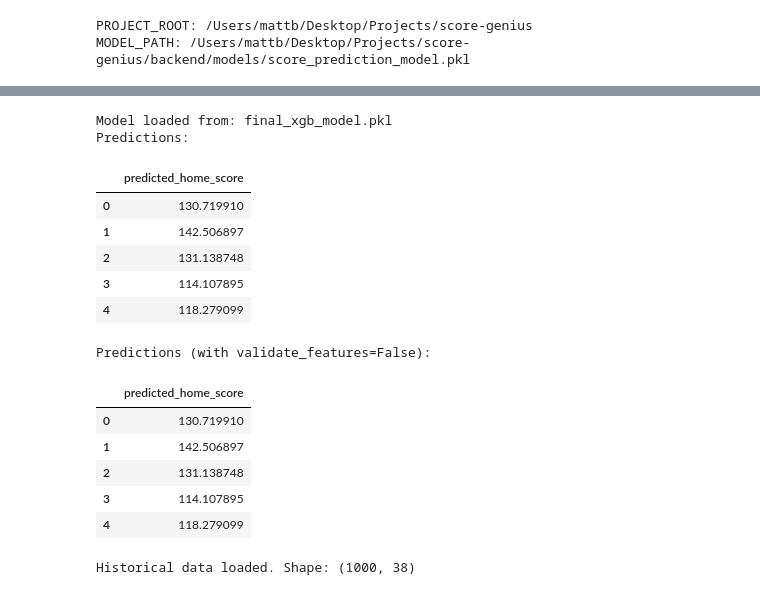
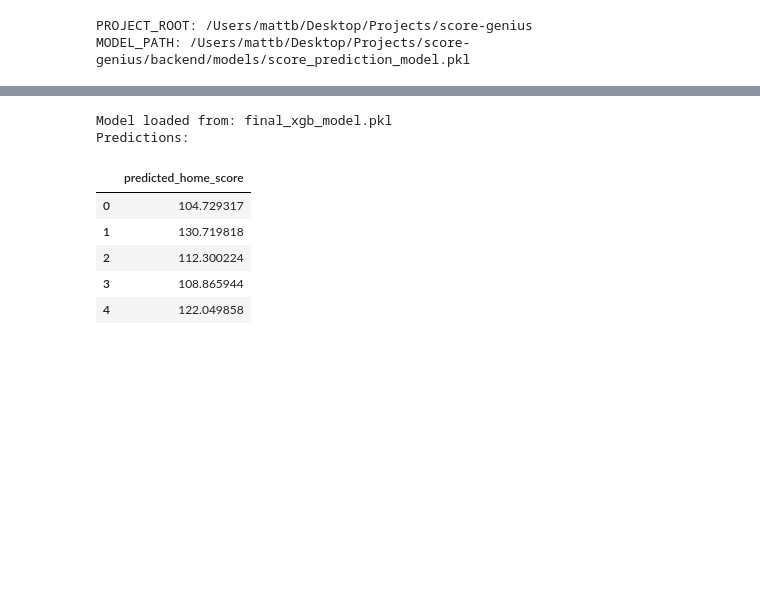
Before and after one commit to themattbirch/score-genius, a Jupyter notebook: notebooks/Score_Prediction_Experiment.ipynb, the cells around one changed output, grey strips where cells are left out. Cells and saved outputs as stored; diff of their text form; code cells hidden in the pictures; blank space fills up the shorter version.

Commit message:
Model training

```diff
--- a/notebooks/Score_Prediction_Experiment.ipynb
+++ b/notebooks/Score_Prediction_Experiment.ipynb
@@ -117,59 +235,35 @@ expected_features = [
     'score_ratio',            # Note: this is 5th now
     'rolling_home_score',
     'rolling_away_score',
     'prev_matchup_diff'
 ]
 X_features = new_features_df[expected_features].astype(float)
 
 # Warn if any expected columns are missing
 missing = [col for col in expected_features if col not in new_features_df.columns]
 if missing:
     print("Warning: missing columns:", missing)
     # Optionally, fill missing columns with a default value (e.g., 0)
     for col in missing:
         new_features_df[col] = 0
 
 # Select and cast features in the exact order
 X_features = new_features_df[expected_features].copy()
 
 # Option 1: Try predicting normally
 try:
     predictions = model.predict(X_features)
     new_features_df['predicted_home_score'] = predictions
     print("Predictions:")
     display(new_features_df[['predicted_home_score']].head())
 except Exception as e:
     print("Error during prediction:", e)
-
-# Option 2: If the above still fails, disable feature validation:
-try:
-    predictions = model.predict(X_features, validate_features=False)
-    new_features_df['predicted_home_score'] = predictions
-    print("Predictions (with validate_features=False):")
-    display(new_features_df[['predicted_home_score']].head())
-except Exception as e:
-    print("Error during prediction with validation disabled:", e)
 # %% [output]
 Model loaded from: final_xgb_model.pkl
 Predictions:
 |  | predicted_home_score |
-| 0 | 130.719910 |
-| 1 | 142.506897 |
-| 2 | 131.138748 |
-| 3 | 114.107895 |
-| 4 | 118.279099 |
+| 0 | 104.729317 |
+| 1 | 130.719818 |
+| 2 | 112.300224 |
+| 3 | 108.865944 |
+| 4 | 122.049858 |
-Predictions (with validate_features=False):
-|  | predicted_home_score |
-| 0 | 130.719910 |
-| 1 | 142.506897 |
-| 2 | 131.138748 |
-| 3 | 114.107895 |
-| 4 | 118.279099 |
-# %%
-from models.score_prediction import load_training_data
-
-# Load historical training data
-df = load_training_data()
-print("Historical data loaded. Shape:", df.shape)
-# %% [output]
-Historical data loaded. Shape: (1000, 38)
```
Also changed, not shown: parts of 8 cells of this notebook, 8 other files.
